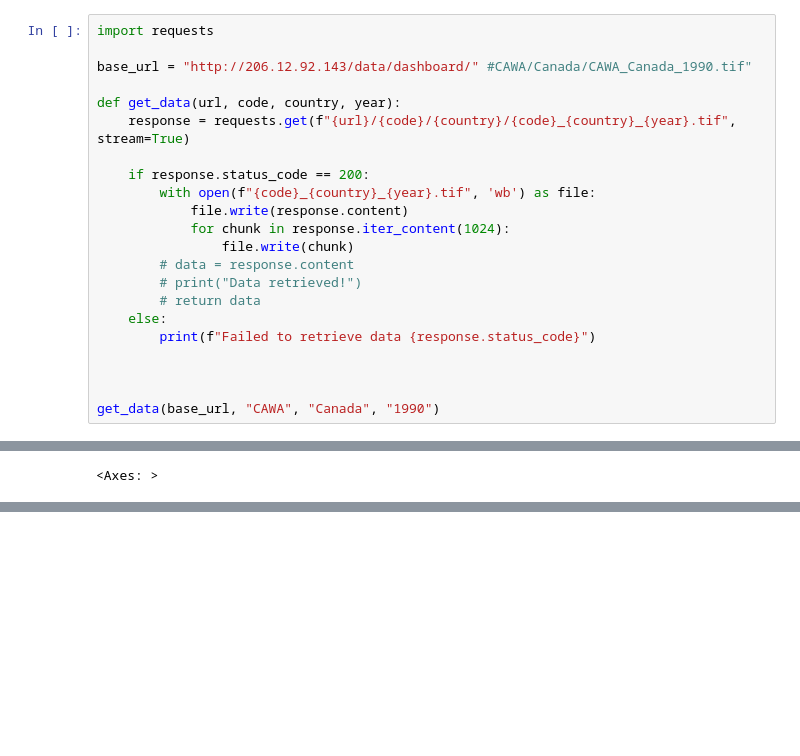
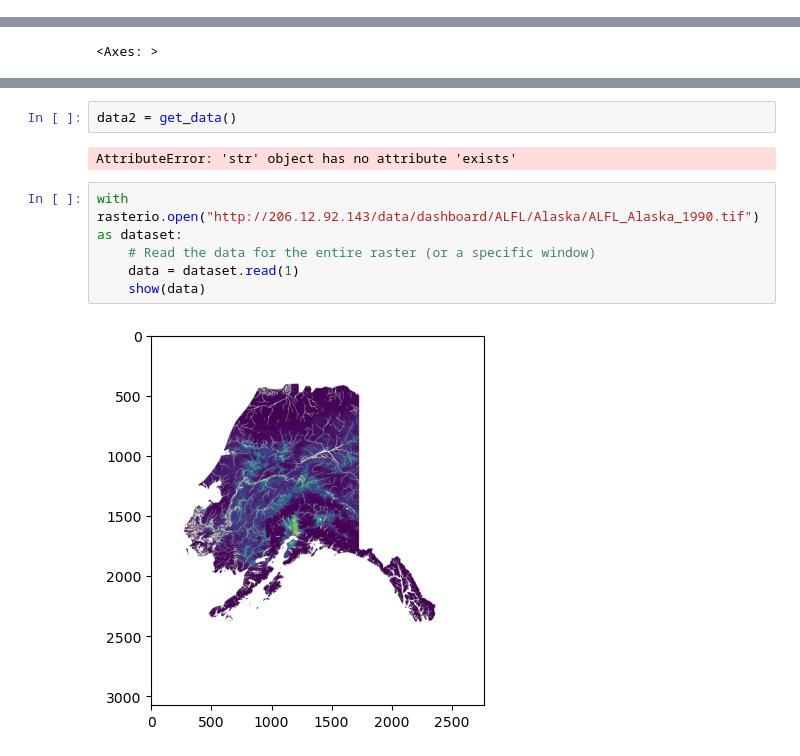
Before and after one commit to beardw/posit-test, a Jupyter notebook: eda.ipynb, the cells around one changed output, grey strips where cells are left out. Saved outputs shown, nothing was run; the diff lists cells and outputs as text; blank space fills up the shorter version.

```diff
--- a/eda.ipynb
+++ b/eda.ipynb
@@ -1,25 +1,3 @@
-# %%
-import requests
-
-base_url = "http://206.12.92.143/data/dashboard/" #CAWA/Canada/CAWA_Canada_1990.tif"
-
-def get_data(url, code, country, year):
-    response = requests.get(f"{url}/{code}/{country}/{code}_{country}_{year}.tif", stream=True)
-
-    if response.status_code == 200:
-        with open(f"{code}_{country}_{year}.tif", 'wb') as file:
-            file.write(response.content)
-            for chunk in response.iter_content(1024):
-                file.write(chunk)
-        # data = response.content
-        # print("Data retrieved!")
-        # return data
-    else:
-        print(f"Failed to retrieve data {response.status_code}")
-
-
-
-get_data(base_url, "CAWA", "Canada", "1990")
 # %%
 import rasterio
 from rasterio.plot import show
@@ -68,0 +96,11 @@ show(rasterio.open(data))
+# %%
+data2 = get_data()
+# %% [output]
+AttributeError: 'str' object has no attribute 'exists'
+# %%
+with rasterio.open("http://206.12.92.143/data/dashboard/ALFL/Alaska/ALFL_Alaska_1990.tif") as dataset:
+    # Read the data for the entire raster (or a specific window)
+    data = dataset.read(1)
+    show(data)
+# %% [output]
+[figure, added]
```
Also changed, not shown: parts of 9 cells of this notebook, 1 other file.
